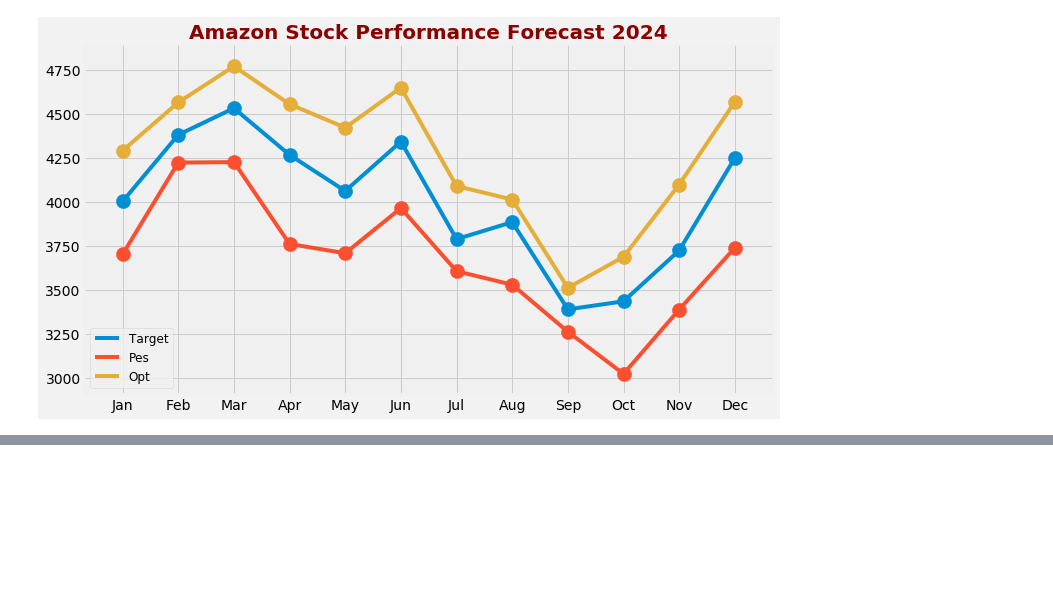
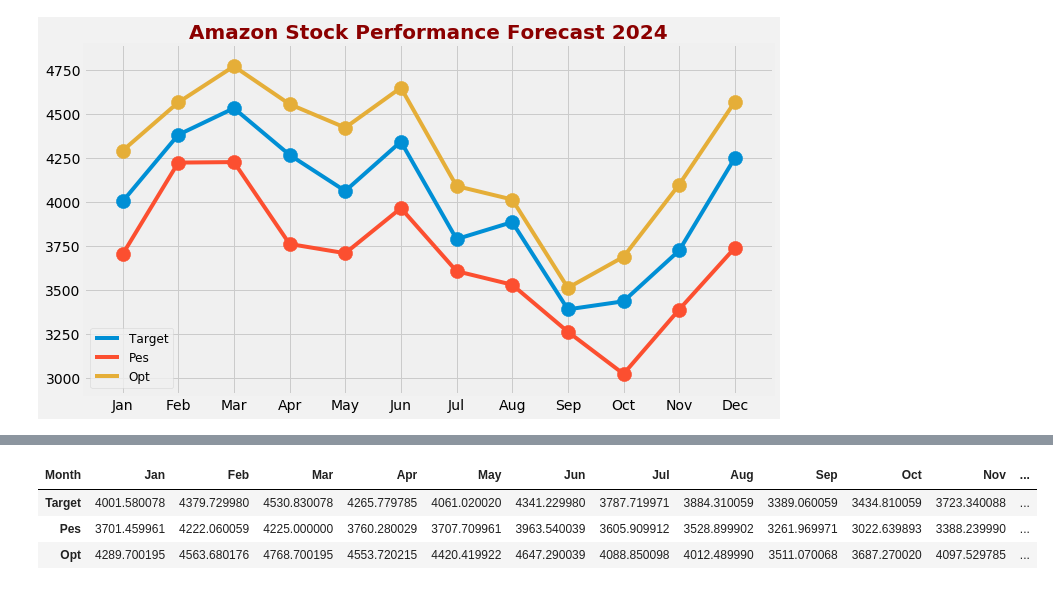
Before and after one commit to attila5287/scrap_and_dataviz, a Jupyter notebook: scrap_and_frame.ipynb, the cells around one changed output, grey strips where cells are left out. Cells and saved outputs as stored; diff of their text form; code cells hidden in the pictures; blank space fills up the shorter version.

```diff
--- a/scrap_and_frame.ipynb
+++ b/scrap_and_frame.ipynb
@@ -106,0 +117,7 @@ plt.show()
+# %%
+df.transpose()
+# %% [output]
+| Month | Jan | Feb | Mar | Apr | May | Jun | Jul | Aug | Sep | Oct | Nov | ... |
+| Target | 4001.580078 | 4379.729980 | 4530.830078 | 4265.779785 | 4061.020020 | 4341.229980 | 3787.719971 | 3884.310059 | 3389.060059 | 3434.810059 | 3723.340088 | ... |
+| Pes | 3701.459961 | 4222.060059 | 4225.000000 | 3760.280029 | 3707.709961 | 3963.540039 | 3605.909912 | 3528.899902 | 3261.969971 | 3022.639893 | 3388.239990 | ... |
+| Opt | 4289.700195 | 4563.680176 | 4768.700195 | 4553.720215 | 4420.419922 | 4647.290039 | 4088.850098 | 4012.489990 | 3511.070068 | 3687.270020 | 4097.529785 | ... |
```
Also changed, not shown: parts of 2 cells of this notebook, 2 other files.
